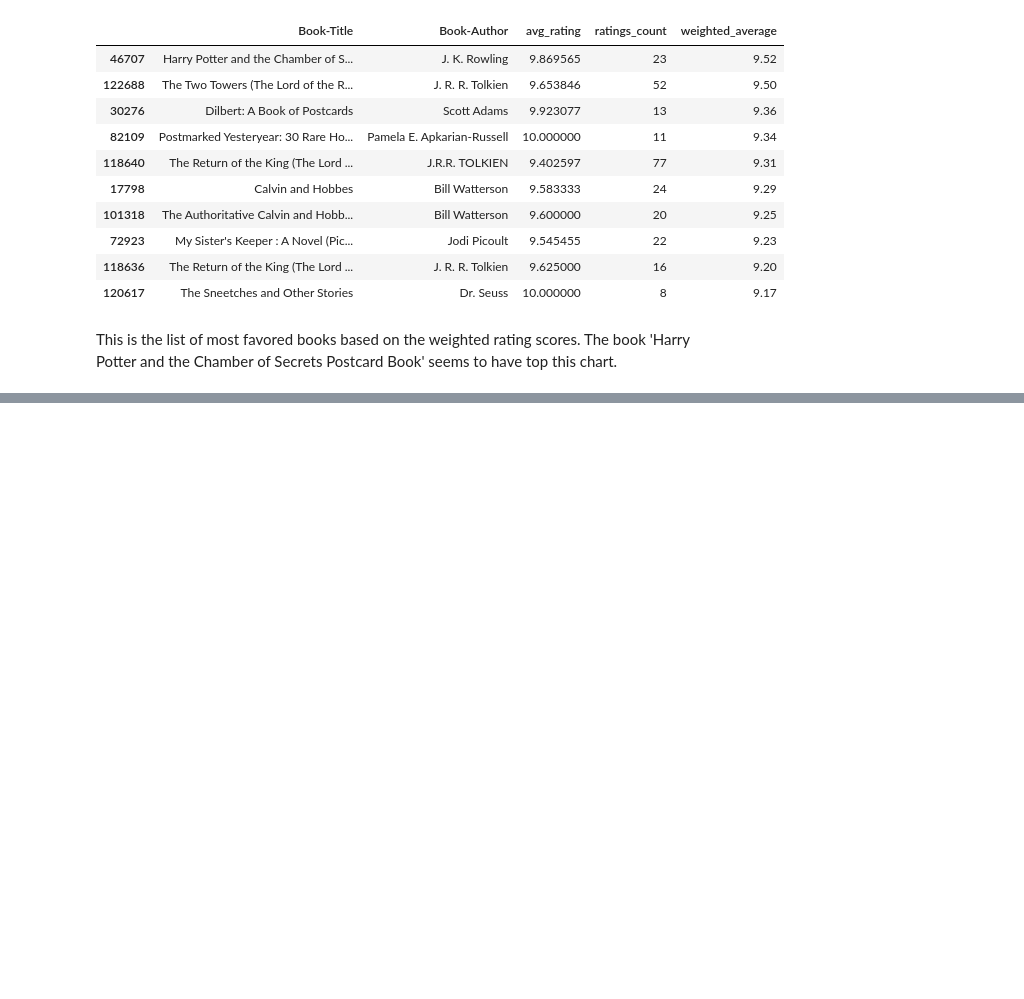
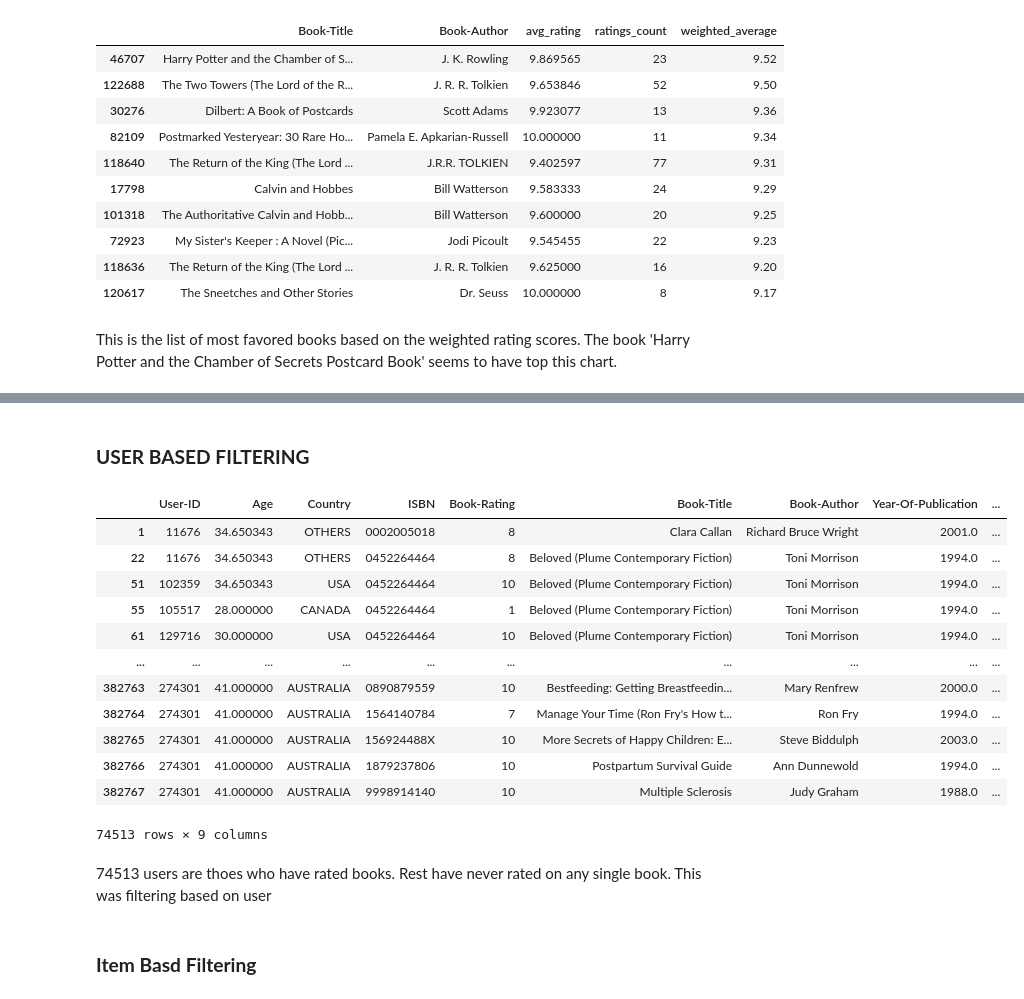
Before and after one commit to kavyas1989/Book-Recommendation-System, a Jupyter notebook: BookRecommendationSystem.ipynb, the cells around one changed output, grey strips where cells are left out. Drawn from its saved outputs; the diff is of its cells as text; code cells hidden in the pictures; blank space fills up the shorter version.

```diff
--- a/BookRecommendationSystem.ipynb
+++ b/BookRecommendationSystem.ipynb
@@ -860,0 +871,32 @@ This is the list of most favored books based on the weighted rating scores. The
+# %% [markdown]
+### **USER BASED FILTERING**
+# %%
+# Creating a data of user id and book-rating
+x = df.groupby('User-ID').count()["Book-Rating"]>150
+
+# boolean indexing. Extracting true values only.
+# Experienced users are those who have rated more than 150 books
+
+experienced_user = x[x].index
+# %%
+# filtered_rating - only data with all the details where a single user has rated more than 150 books
+filtered_ratings = df[df['User-ID'].isin(experienced_user)]
+filtered_ratings
+# %% [output]
+|  | User-ID | Age | Country | ISBN | Book-Rating | Book-Title | Book-Author | Year-Of-Publication | ... |
+| 1 | 11676 | 34.650343 | OTHERS | 0002005018 | 8 | Clara Callan | Richard Bruce Wright | 2001.0 | ... |
+| 22 | 11676 | 34.650343 | OTHERS | 0452264464 | 8 | Beloved (Plume Contemporary Fiction) | Toni Morrison | 1994.0 | ... |
+| 51 | 102359 | 34.650343 | USA | 0452264464 | 10 | Beloved (Plume Contemporary Fiction) | Toni Morrison | 1994.0 | ... |
+| 55 | 105517 | 28.000000 | CANADA | 0452264464 | 1 | Beloved (Plume Contemporary Fiction) | Toni Morrison | 1994.0 | ... |
+| 61 | 129716 | 30.000000 | USA | 0452264464 | 10 | Beloved (Plume Contemporary Fiction) | Toni Morrison | 1994.0 | ... |
+| ... | ... | ... | ... | ... | ... | ... | ... | ... | ... |
+| 382763 | 274301 | 41.000000 | AUSTRALIA | 0890879559 | 10 | Bestfeeding: Getting Breastfeedin... | Mary Renfrew | 2000.0 | ... |
+| 382764 | 274301 | 41.000000 | AUSTRALIA | 1564140784 | 7 | Manage Your Time (Ron Fry's How t... | Ron Fry | 1994.0 | ... |
+| 382765 | 274301 | 41.000000 | AUSTRALIA | 156924488X | 10 | More Secrets of Happy Children: E... | Steve Biddulph | 2003.0 | ... |
+| 382766 | 274301 | 41.000000 | AUSTRALIA | 1879237806 | 10 | Postpartum Survival Guide | Ann Dunnewold | 1994.0 | ... |
+| 382767 | 274301 | 41.000000 | AUSTRALIA | 9998914140 | 10 | Multiple Sclerosis | Judy Graham | 1988.0 | ... |
+74513 rows × 9 columns
+# %% [markdown]
+74513 users are thoes who have rated books. Rest have never rated on any single book. This was filtering based on user
+# %% [markdown]
+### **Item Basd Filtering**
```
Also changed, not shown: parts of 19 cells of this notebook.
